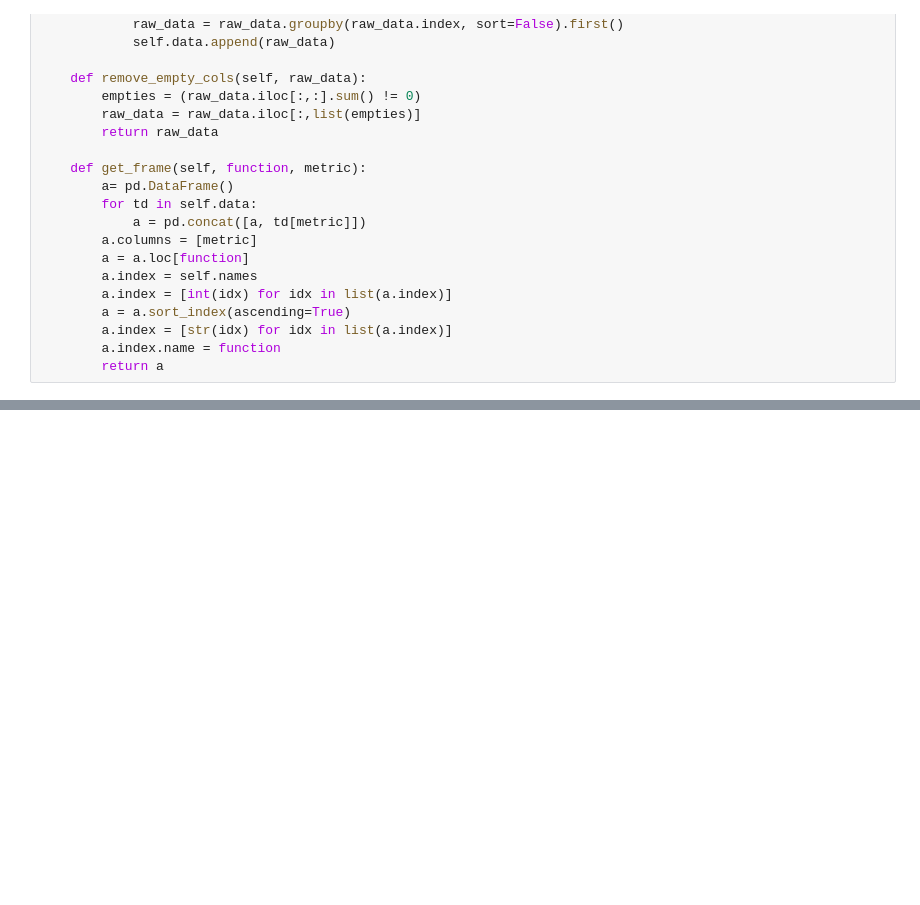
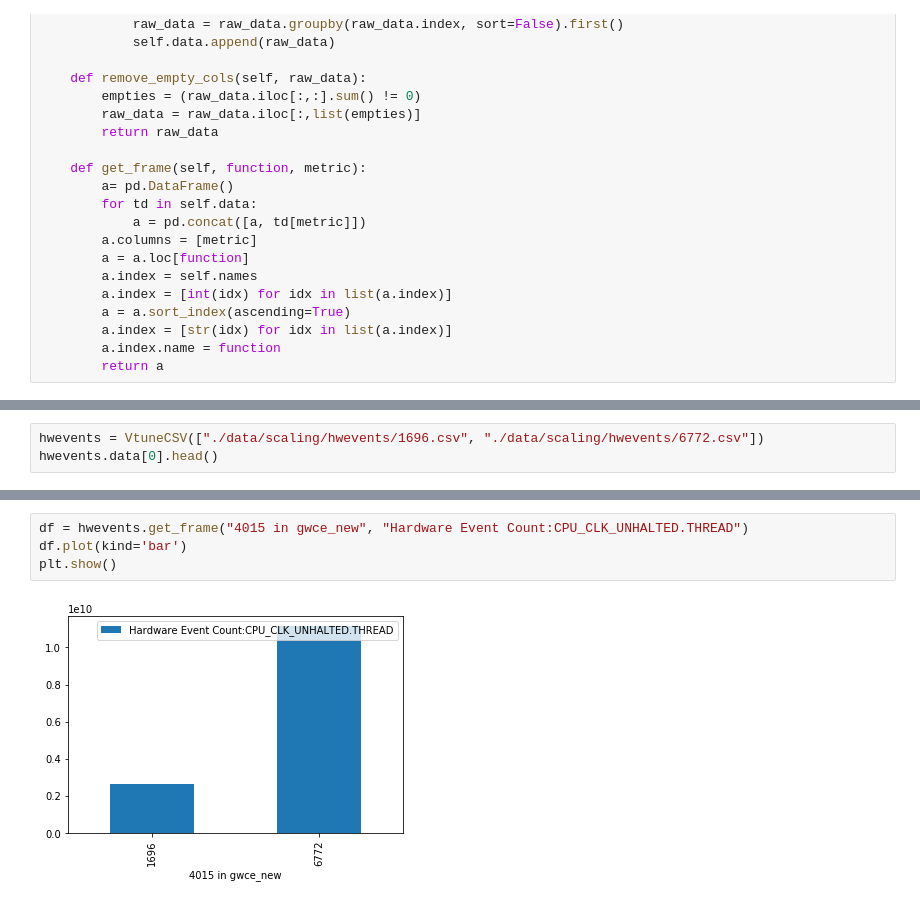
Before and after one commit to pvelesko/vtune-plot, a Jupyter notebook: VtuneCSV.ipynb, the cells around one changed output, grey strips where cells are left out. Saved outputs shown, nothing was run; the diff lists cells and outputs as text; blank space fills up the shorter version.

```diff
--- a/VtuneCSV.ipynb
+++ b/VtuneCSV.ipynb
@@ -51,0 +72,3 @@ class VtuneCSV():
+# %%
+hwevents = VtuneCSV(["./data/scaling/hwevents/1696.csv", "./data/scaling/hwevents/6772.csv"])
+hwevents.data[0].head()
@@ -52 +83,7 @@ class VtuneCSV():
+# %%
+df = hwevents.get_frame("4015 in gwce_new", "Hardware Event Count:CPU_CLK_UNHALTED.THREAD")
+df.plot(kind='bar')
+plt.show()
+# %% [output]
+[figure, added]
 # %%
```
Also changed, not shown: parts of 5 cells of this notebook, 6 other files.
